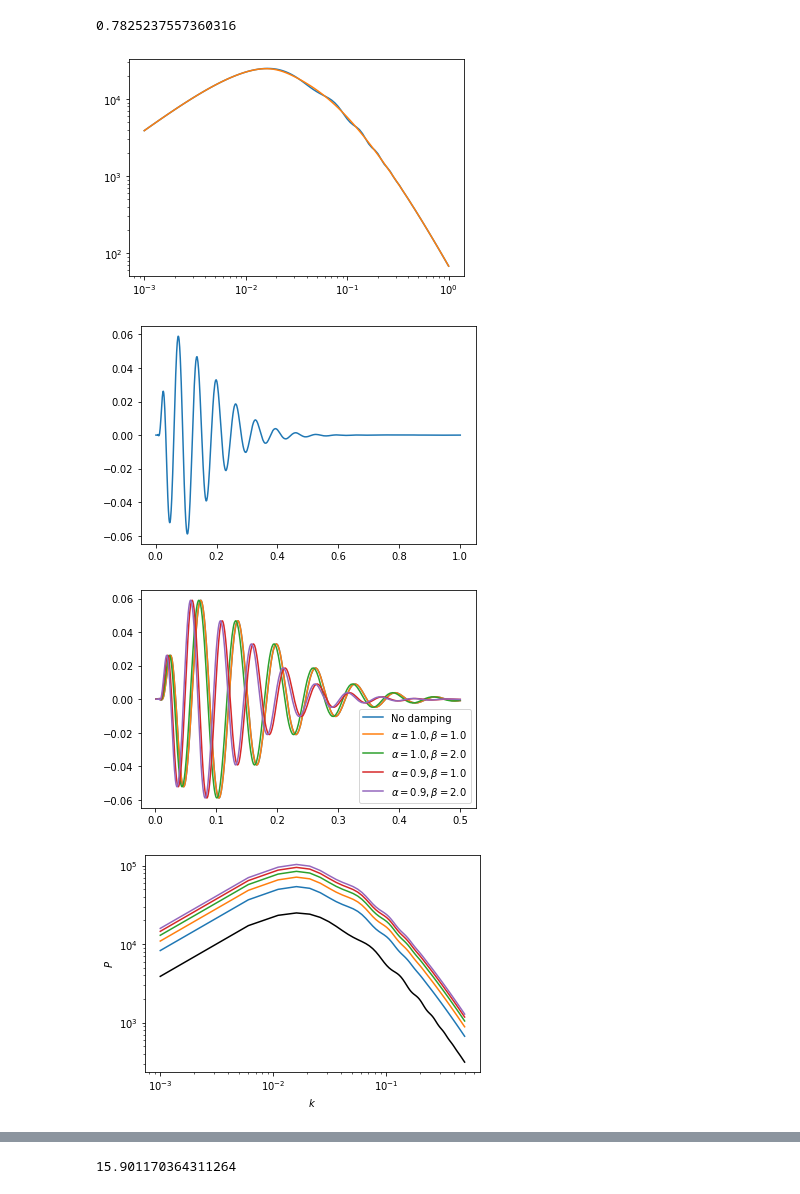
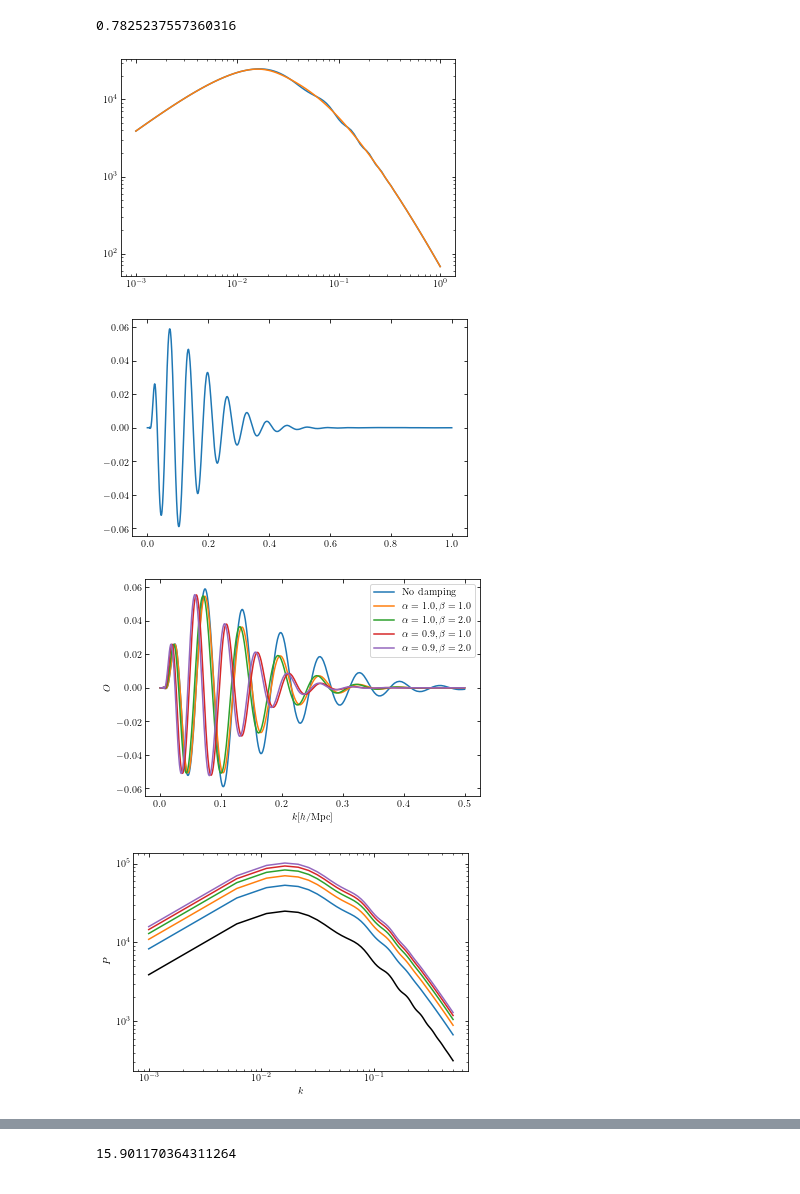
Before and after one commit to yanlongastro/galaxy_survey, a Jupyter notebook: galsurvey_test.ipynb, the cells around one changed output, grey strips where cells are left out. Drawn from its saved outputs; the diff is of its cells as text; code cells hidden in the pictures.

```diff
--- a/galsurvey_test.ipynb
+++ b/galsurvey_test.ipynb
@@ -8,6 +8,17 @@ import matplotlib.pyplot as plt
 reload(galsurvey)
 # %% [output]
 <module 'galsurvey' from 'C:\\Users\\yanlo\\OneDrive - California Institute of Technology\\2019-Bispectrum-Neutrino\\Notebooks\\galsurvey.py'>
+# %%
+import matplotlib
+matplotlib.rcParams['text.usetex'] = True
+#matplotlib.rcParams['text.latex.unicode'] = True
+matplotlib.rcParams['xtick.direction'] = 'in'
+matplotlib.rcParams['ytick.direction'] = 'in'
+matplotlib.rcParams['xtick.top'] = True
+matplotlib.rcParams['ytick.right'] = True
+matplotlib.rcParams['font.family'] = 'serif'
+#matplotlib.rcParams['font.serif'] = "Times New Roman"
+#matplotlib.rcParams.update({'font.size': 10})
 # %%
 omega_m = 0.307494
 omega_bh2 = 0.022300
@@ -57,14 +68,14 @@ o=ps.oscillation_part(k)
 plt.plot(k, o)
 plt.show()
 # %% [output]
-[figure, old version]
+[figure, new version]
-[figure, old version]
+[figure, new version]
 # %%
 survey_geo = {
     'f_sky': 0.5,
     'N_g': 1e7,
     'z_min': 0.1,
-    'z_max': 2,
+    'z_max': 1.95,
     'dz': 0.1
 }
 survey_params = {
@@ -76,7 +87,7 @@ survey_params = {
 
 ig_full = ['RSD', 'damping', 'FOG', 'galactic_bias', 'reconstruction']
 ig_none = []
-ingredients = ig_none
+ingredients = ig_full
 
 
 sf_p18 = 97.288
@@ -111,20 +122,30 @@ svy.ps = ps
 # %%
 import itertools
 k=np.linspace(0.001, 0.5, num=1000)
 svy.alpha_prior['mean'] = 1
 svy.beta_prior['mean'] = 1
 o=svy.oscillation_part(k, damp=False)
+
+plt.figure(figsize=(6,4))
 plt.plot(k, o, label='No damping')
 
 for [a, b] in list(itertools.product([1, 0.9], [1, 2])):
     svy.alpha_prior['mean'] = a
     svy.beta_prior['mean'] = b
     o=svy.oscillation_part(k)
     plt.plot(k, o, label=r'$\alpha=%.1f, \beta=%.1f$'%(a, b))
 plt.legend()
+plt.xlabel(r'$k[h/{\rm Mpc}]$')
+plt.ylabel(r'$O$')
+plt.savefig('oscillations.pdf', bbox_inches='tight')
 plt.show()
+
+
+
+svy.alpha_prior['mean'] = 1.0
+svy.beta_prior['mean'] = 1.0
 # %% [output]
-[figure, old version]
+[figure, new version]
 # %%
 klst = np.linspace(0.001, 0.5, num=100)
 zlst = [0, 0.5, 1, 1.5, 2]
@@ -136,7 +157,7 @@ plt.xlabel(r'$k$')
 plt.ylabel(r'$P$')
 plt.show()
 # %% [output]
-[figure, old version]
+[figure, new version]
 # %%
 svy_m = galsurvey.survey(cosmo, ps, survey_geo, survey_params, [], priors)
 k = np.logspace(-3, 1)
```
Also changed, not shown: parts of 31 cells of this notebook, 1 other file.
